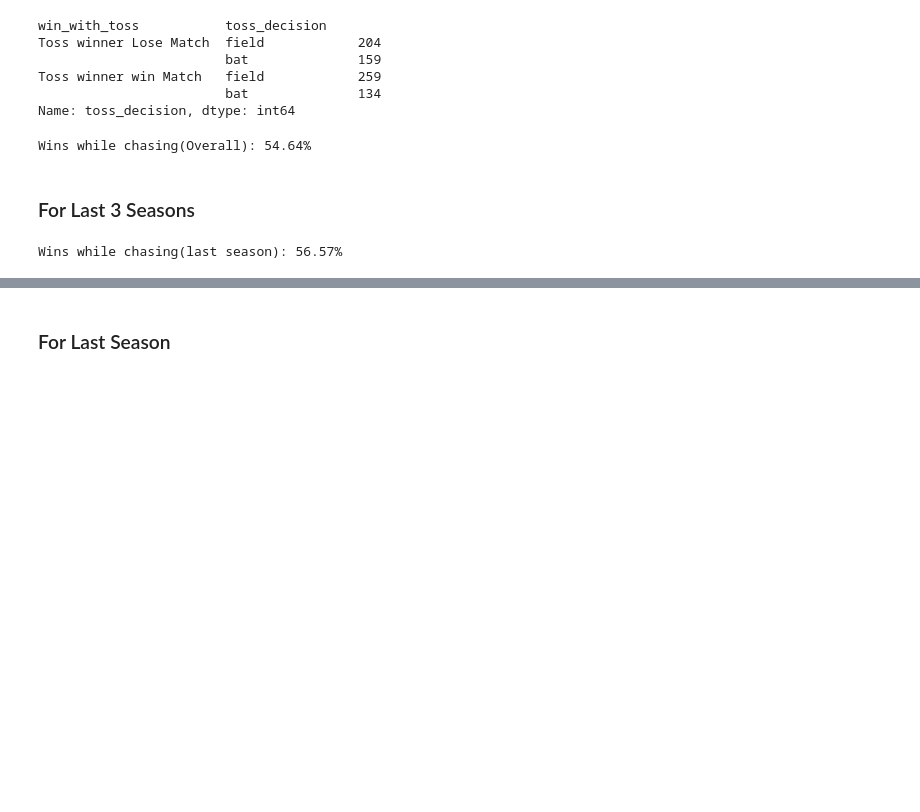
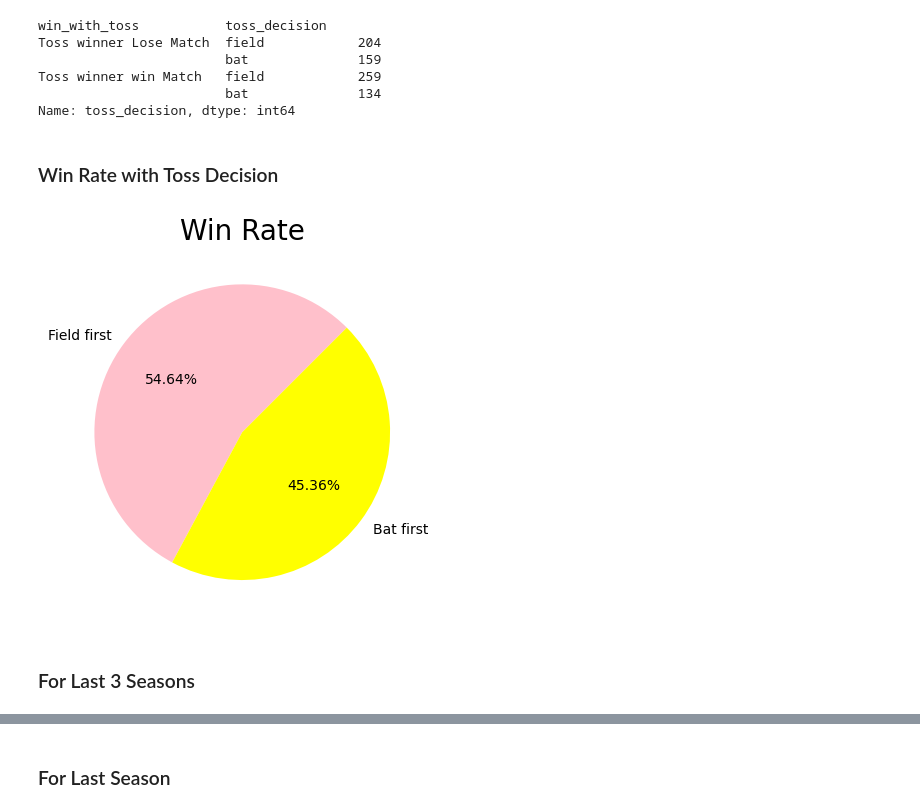
Before and after one commit to VIDIT-9/Sparks-foundation-internship, a Jupyter notebook: EDA on IPL-Dataset (Task-5).ipynb, the cells around one changed output, grey strips where cells are left out. Drawn from its saved outputs; the diff is of its cells as text; code cells hidden in the pictures; blank space fills up the shorter version.

```diff
--- a/EDA on IPL-Dataset (Task-5).ipynb
+++ b/EDA on IPL-Dataset (Task-5).ipynb
@@ -212,20 +212,20 @@ Toss winner Lose Match  field            204
 Toss winner win Match   field            259
                         bat              134
 Name: toss_decision, dtype: int64
-# %%
-chase_wins = matches_df[( matches_df['win_by_wickets']>0) & (matches_df['result']=='normal') ].shape[0]
-total_matches = match_df[ (matches_df['result']=='normal') ].shape[0]
-
-print('Wins while chasing(Overall): {}%'.format( np.round(chase_wins/total_matches*100,2)) )
-# %% [output]
-Wins while chasing(Overall): 54.64%
+# %% [markdown]
+### Win Rate with Toss Decision
+# %%
+normal_wins = matches_df[matches_df['result']=='normal']
+normal_wins['win_while_chasing']=np.where(normal_wins['win_by_runs']>0,'Bat first','Field first')
+# %%
+win=normal_wins.win_while_chasing.value_counts()
+labels=win.index
+values = win.values
+
+plt.pie(values, labels=labels, autopct='%1.2f%%',startangle=45,colors=['pink','yellow'])
+plt.title('Win Rate',fontsize=20)
+plt.show()
+# %% [output]
+[figure, added]
 # %% [markdown]
 ### For Last 3 Seasons
-# %%
-matches_last3 = match_df[match_df['season']>2016]
-
-chase_wins_last3 = matches_last3[( matches_last3['win_by_wickets']>0) & (matches_last3['result']=='normal') ].shape[0]
-total_matches_last3 = matches_last3[ (matches_last3['result']=='normal') ].shape[0]
-print('Wins while chasing(last season): {}%'.format( np.round(chase_wins_last3/total_matches_last3*100,2)) )
-# %% [output]
-Wins while chasing(last season): 56.57%
```
Also changed, not shown: parts of 15 cells of this notebook.
